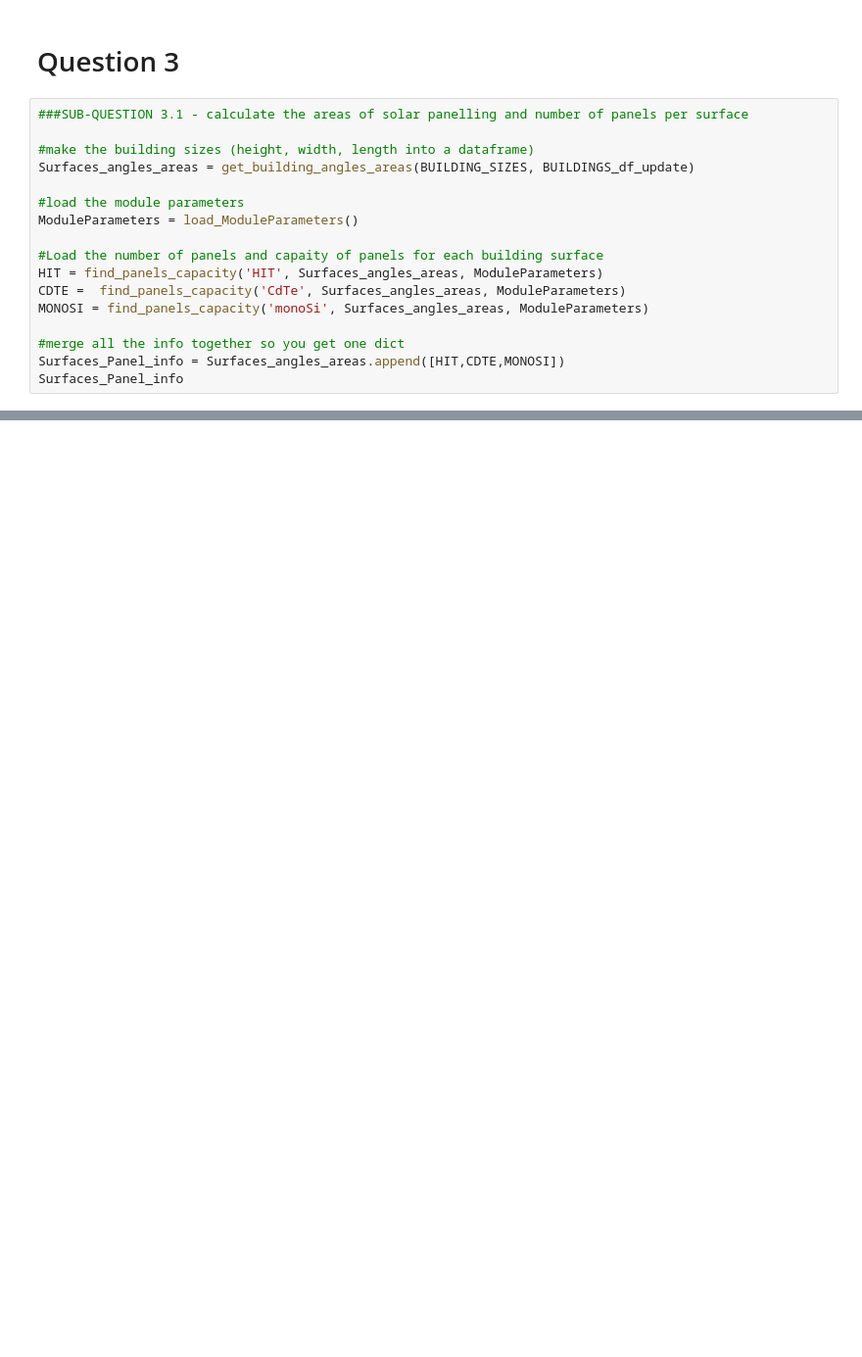
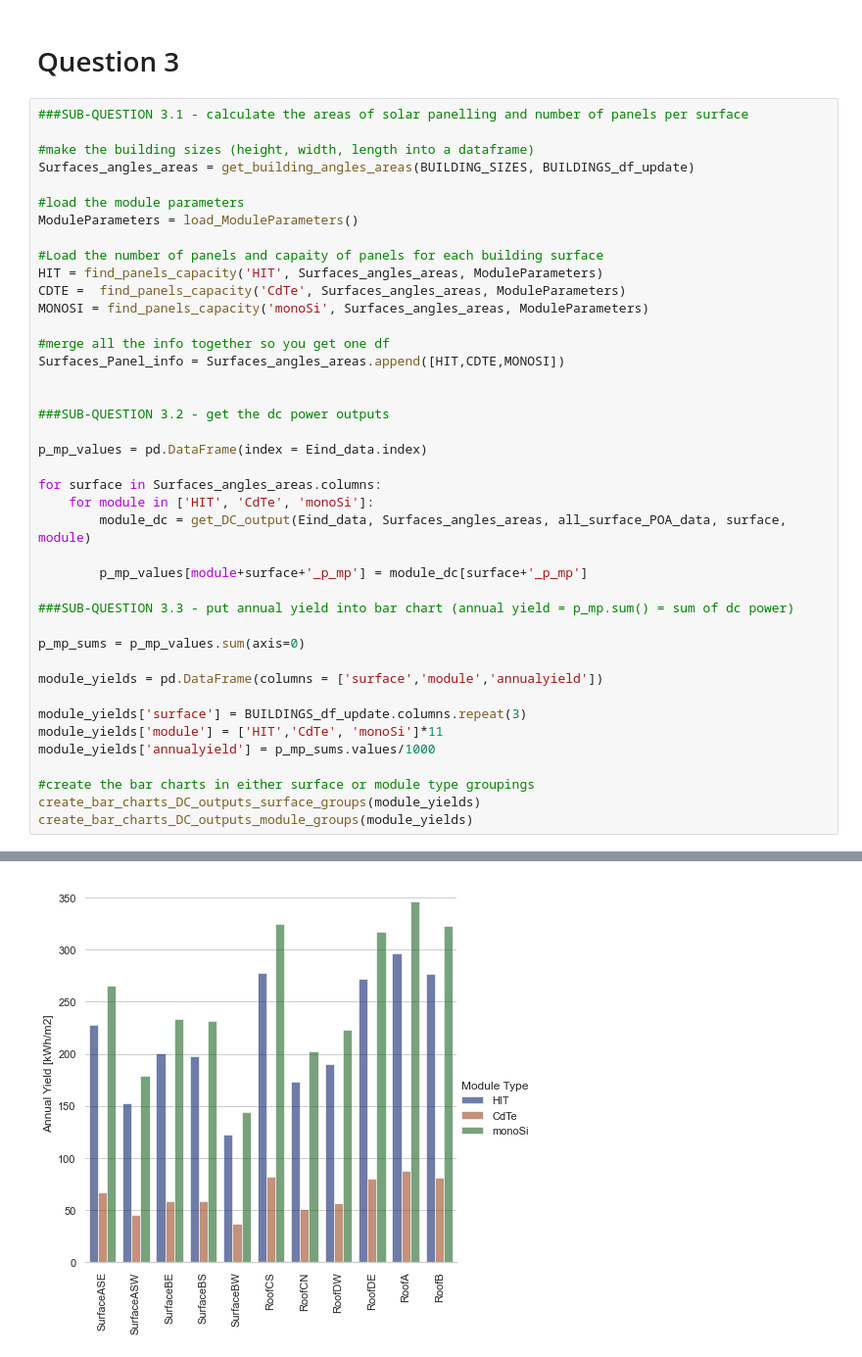
Before and after one commit to ncgarrood/utrechtsmartdistricpartA, a Jupyter notebook: WalkthroughCompleteCode.ipynb, the cells around one changed output, grey strips where cells are left out. Shown: that part at 98% size. Cells and saved outputs as stored; diff of their text form; blank space fills up the shorter version.

```diff
--- a/WalkthroughCompleteCode.ipynb
+++ b/WalkthroughCompleteCode.ipynb
@@ -144,7 +149,31 @@ HIT = find_panels_capacity('HIT', Surfaces_angles_areas, ModuleParameters)
 CDTE =  find_panels_capacity('CdTe', Surfaces_angles_areas, ModuleParameters)
 MONOSI = find_panels_capacity('monoSi', Surfaces_angles_areas, ModuleParameters)
 
-#merge all the info together so you get one dict
+#merge all the info together so you get one df
 Surfaces_Panel_info = Surfaces_angles_areas.append([HIT,CDTE,MONOSI])
-Surfaces_Panel_info
+
+
+###SUB-QUESTION 3.2 - get the dc power outputs
+
+p_mp_values = pd.DataFrame(index = Eind_data.index)
+
+for surface in Surfaces_angles_areas.columns:
+    for module in ['HIT', 'CdTe', 'monoSi']:
+        module_dc = get_DC_output(Eind_data, Surfaces_angles_areas, all_surface_POA_data, surface, module)
+
+        p_mp_values[module+surface+'_p_mp'] = module_dc[surface+'_p_mp']
+
+###SUB-QUESTION 3.3 - put annual yield into bar chart (annual yield = p_mp.sum() = sum of dc power)
+
+p_mp_sums = p_mp_values.sum(axis=0)
+
+module_yields = pd.DataFrame(columns = ['surface','module','annualyield'])
+
+module_yields['surface'] = BUILDINGS_df_update.columns.repeat(3)
+module_yields['module'] = ['HIT','CdTe', 'monoSi']*11
+module_yields['annualyield'] = p_mp_sums.values/1000
+
+#create the bar charts in either surface or module type groupings
+create_bar_charts_DC_outputs_surface_groups(module_yields)
+create_bar_charts_DC_outputs_module_groups(module_yields)
 # %% [output]
@@ -160,0 +180 @@ Surfaces_Panel_info
+[figure, added]
```
Also changed, not shown: parts of 5 cells of this notebook, 3 other files.
